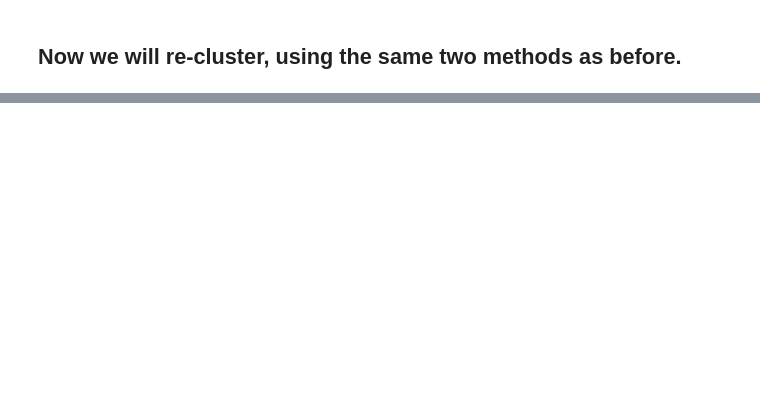
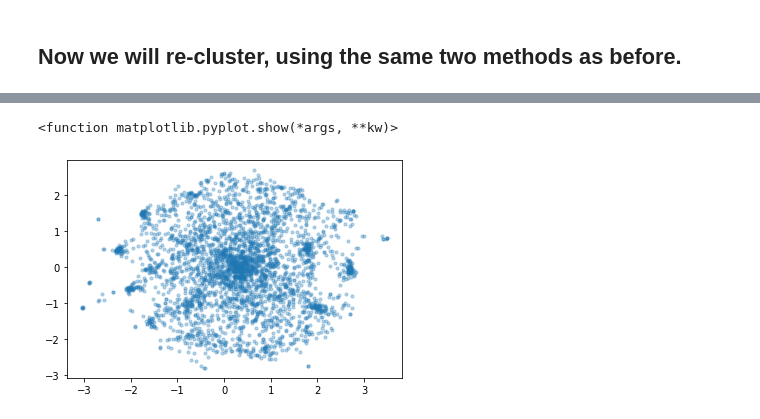
Before and after one commit to cejdan/covid-19-paper-clustering, a Jupyter notebook: Cord-19 Notebook.ipynb, the cells around one changed output, grey strips where cells are left out. Drawn from its saved outputs; the diff is of its cells as text; code cells hidden in the pictures; blank space fills up the shorter version.

```diff
--- a/Cord-19 Notebook.ipynb
+++ b/Cord-19 Notebook.ipynb
@@ -707,0 +791,7 @@ plot.legend(loc='center left', bbox_to_anchor=(1.05, 0.5), ncol=4)
+# %%
+tf = TfidfVectorizer(ngram_range=(1,2), strip_accents = 'unicode', min_df=2, max_df=0.8)
+
+#This is our vectorized data
+
+tfidf_matrix = tf.fit_transform(clean_text)
+tfidf_matrix.shape
@@ -707,0 +800,11 @@ plot.legend(loc='center left', bbox_to_anchor=(1.05, 0.5), ncol=4)
+# %%
+#Best conditions so far:
+
+#perplex 20 clusters 50 = 0.38977432
+#perplex 30 clusters 35 = 0.39461362 --best so far
+#perplex 40 clusters 35 = 0.38261372
+
+
+tsne = TSNE(perplexity = 30, verbose=1, n_iter=5000, random_state=42)
+tsne_model = tsne.fit_transform(tfidf_matrix)
+tsne_model.shape
@@ -707,0 +823,6 @@ plot.legend(loc='center left', bbox_to_anchor=(1.05, 0.5), ncol=4)
+# %%
+plt.scatter(tsne_model[:,0], tsne_model[:,1], alpha = 0.3, s=10)
+plt.show
+# %% [output]
+<function matplotlib.pyplot.show(*args, **kw)>
+[figure, added]
```
Also changed, not shown: parts of 70 cells of this notebook, 1 other file.
